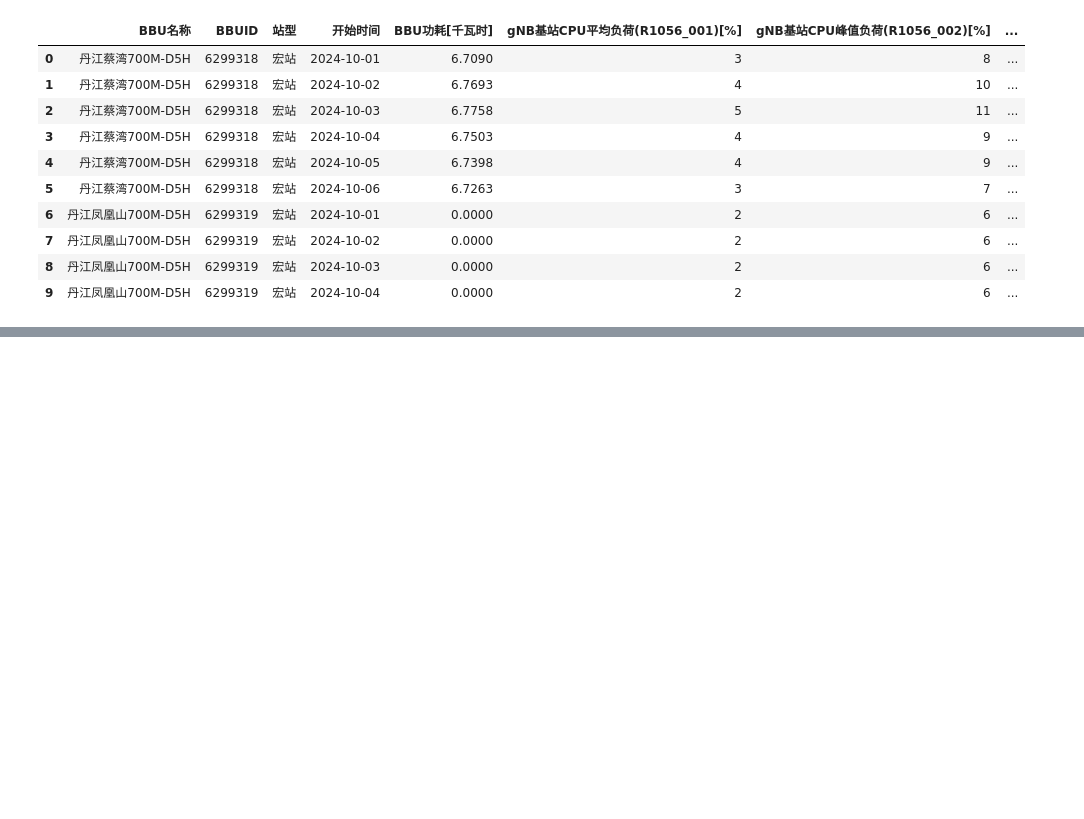
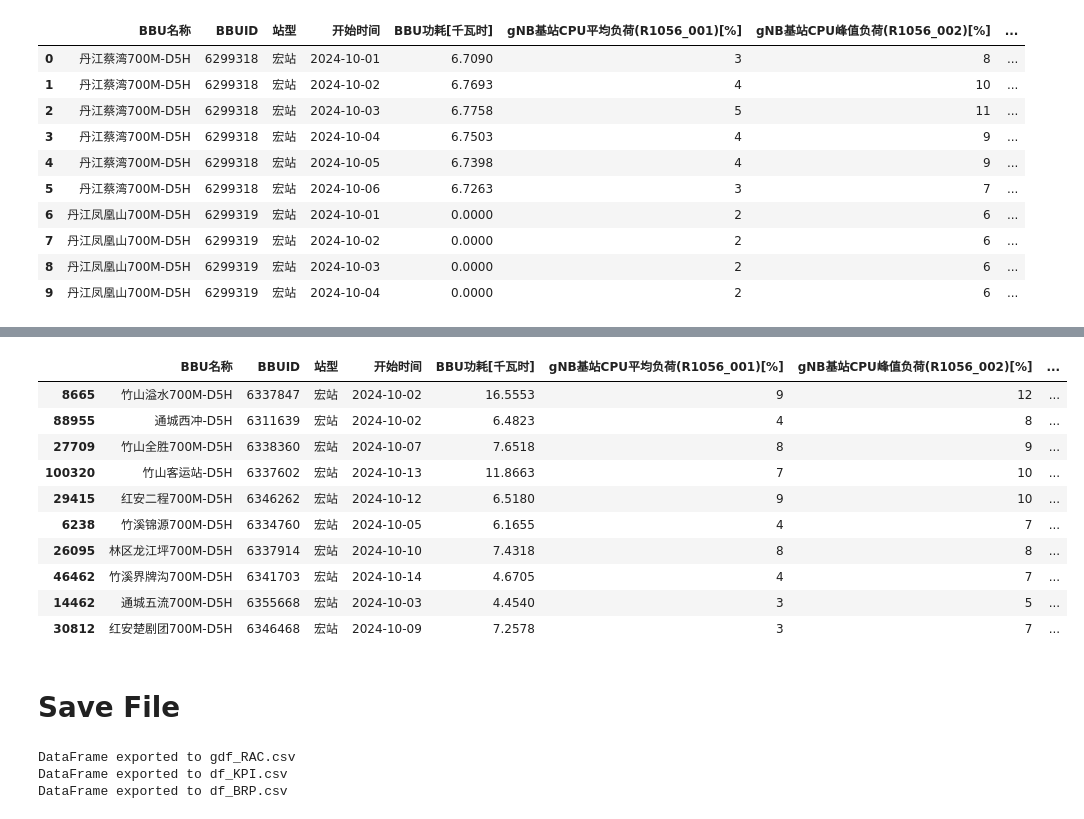
Before and after one commit to AIsuperOne/SuperMO, a Jupyter notebook: temp.ipynb, the cells around one changed output, grey strips where cells are left out. Cells and saved outputs as stored; diff of their text form; code cells hidden in the pictures; blank space fills up the shorter version.

```diff
--- a/temp.ipynb
+++ b/temp.ipynb
@@ -257,9 +266,10 @@ df_KPI.head(10)
 # read BBU&RRU Power  df_BRP
 # %%
 df_bup = read_and_process_files(Datadir, 'DT_BBU功耗_')
+
 # 从 '对象' 字段中提取 'BBU名称' 和 'BBUID'
 df_bup['BBU名称'] = df_bup['对象'].str.extract(r'^(.*?)(?=\(gNB=)')
-df_bup['BBUID'] = df_bup['对象'].str.extract(r'gNB=(\d+)').astype(int)
+df_bup['BBUID'] = df_bup['对象'].str.extract(r'gNB=(\d+)').astype(str)
 
 # 根据 BBU名称 确定 站型
 df_bup['站型'] = df_bup['BBU名称'].apply(lambda x: '宏站' if 'D5H' in x else ('微站' if 'D5M' in x else ('室分' if 'D5S' in x else '未知')))
@@ -269,7 +279,7 @@ int_columns = ['gNB基站CPU平均负荷(R1056_001)[%]', 'gNB基站CPU峰值负
 df_bup[int_columns] = df_bup[int_columns].apply(pd.to_numeric, errors='coerce').fillna(0).astype(int)
 
 # 将 '开始时间' 转换为日期格式
-df_bup['开始时间'] = pd.to_datetime(df_bup['开始时间']).dt.date
+df_bup['开始时间'] = pd.to_datetime(df_bup['开始时间'].astype(str).str.split().str[0], errors='coerce').dt.strftime('%Y-%m-%d')
 
 # 将指定列转换为浮点数并保留四位小数
 float_columns = ['BBU功耗[千瓦时]', 'BBU功耗(R1054_001)[W]']
@@ -297,0 +306,16 @@ df_rup = read_and_process_files(Datadir, 'DT_RRU功耗_')
+# %%
+df_rup = read_and_process_files(Datadir, 'DT_RRU功耗_')
+
+# 使用正则表达式提取 BBUID 和 RRUID
+df_rup['BBUID'] = df_rup['对象'].str.extract(r'gNB=(\d+)').astype(str)
+df_rup['RRUID'] = df_rup['对象'].str.extract(r'invRRU=(\d+)').astype(str)
+
+# 将 'AAU功耗[千瓦时]' 列转换为浮点数并保留四位小数
+df_rup['AAU功耗[千瓦时]'] = pd.to_numeric(df_rup['AAU功耗[千瓦时]'], errors='coerce').round(4).fillna(0)
+
+# 将 '开始时间' 列转换为日期格式
+df_rup['开始时间'] = pd.to_datetime(df_rup['开始时间'].astype(str).str.split().str[0], errors='coerce').dt.strftime('%Y-%m-%d')
+
+# 按指定列表提取数据
+columns_to_select = ['BBUID', 'RRUID', '开始时间', 'AAU功耗[千瓦时]']
+df_RUP = df_rup[columns_to_select]
@@ -297,0 +392,16 @@ df_rup = read_and_process_files(Datadir, 'DT_RRU功耗_')
+# %%
+df_BRP.sample(10)
+# %% [output]
+|  | BBU名称 | BBUID | 站型 | 开始时间 | BBU功耗[千瓦时] | gNB基站CPU平均负荷(R1056_001)[%] | gNB基站CPU峰值负荷(R1056_002)[%] | ... |
+| 8665 | 竹山溢水700M-D5H | 6337847 | 宏站 | 2024-10-02 | 16.5553 | 9 | 12 | ... |
+| 88955 | 通城西冲-D5H | 6311639 | 宏站 | 2024-10-02 | 6.4823 | 4 | 8 | ... |
+| 27709 | 竹山全胜700M-D5H | 6338360 | 宏站 | 2024-10-07 | 7.6518 | 8 | 9 | ... |
+| 100320 | 竹山客运站-D5H | 6337602 | 宏站 | 2024-10-13 | 11.8663 | 7 | 10 | ... |
+| 29415 | 红安二程700M-D5H | 6346262 | 宏站 | 2024-10-12 | 6.5180 | 9 | 10 | ... |
+| 6238 | 竹溪锦源700M-D5H | 6334760 | 宏站 | 2024-10-05 | 6.1655 | 4 | 7 | ... |
+| 26095 | 林区龙江坪700M-D5H | 6337914 | 宏站 | 2024-10-10 | 7.4318 | 8 | 8 | ... |
+| 46462 | 竹溪界牌沟700M-D5H | 6341703 | 宏站 | 2024-10-14 | 4.6705 | 4 | 7 | ... |
+| 14462 | 通城五流700M-D5H | 6355668 | 宏站 | 2024-10-03 | 4.4540 | 3 | 5 | ... |
+| 30812 | 红安楚剧团700M-D5H | 6346468 | 宏站 | 2024-10-09 | 7.2578 | 3 | 7 | ... |
+# %% [markdown]
+# Save File
@@ -297,0 +413,9 @@ df_rup = read_and_process_files(Datadir, 'DT_RRU功耗_')
+# %%
+# Save results
+save_dataframe_to_csv(gdf_RAC, 'gdf_RAC.csv')
+save_dataframe_to_csv(df_KPI, 'df_KPI.csv')
+save_dataframe_to_csv(df_BRP, 'df_BRP.csv')
+# %% [output]
+DataFrame exported to gdf_RAC.csv
+DataFrame exported to df_KPI.csv
+DataFrame exported to df_BRP.csv
```
Also changed, not shown: parts of 7 cells of this notebook.
